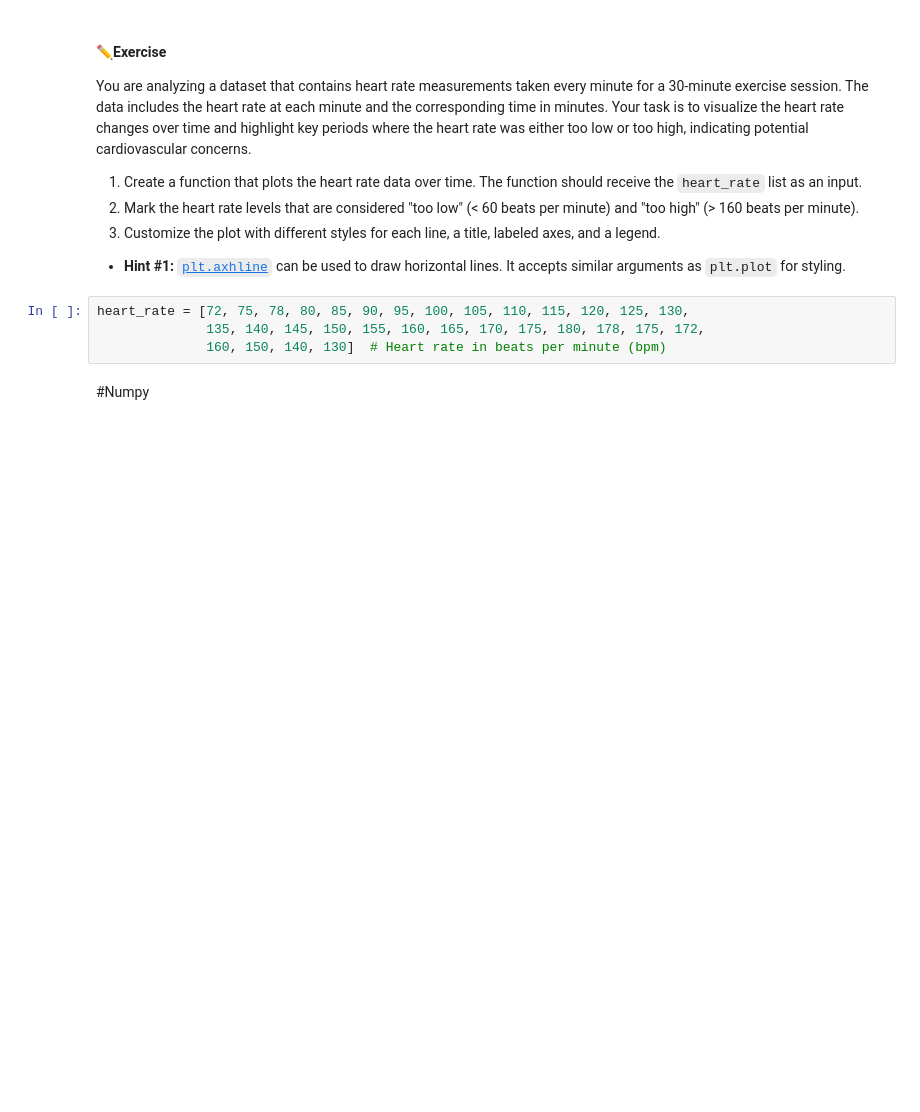
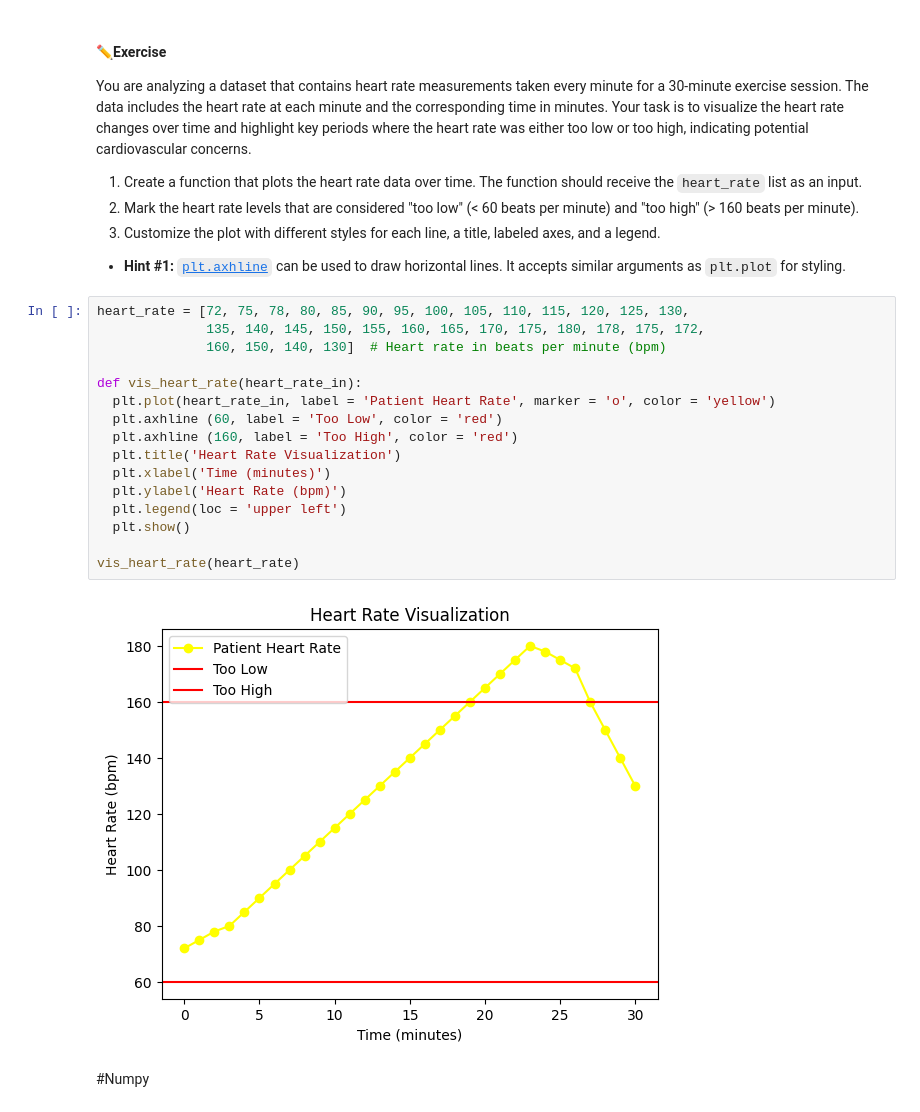
Before and after one commit to uf-bme/BME3053C-Spring-2025, a Jupyter notebook: lessons-solved/03_Matplotlib_and_Numpy_02_07_2025.ipynb, the cells around one changed output. Cells and saved outputs as stored; diff of their text form; blank space fills up the shorter version.

```diff
--- a/lessons-solved/03_Matplotlib_and_Numpy_02_07_2025.ipynb
+++ b/lessons-solved/03_Matplotlib_and_Numpy_02_07_2025.ipynb
@@ -95,7 +102,21 @@ You are analyzing a dataset that contains heart rate measurements taken every mi
 # %%
 heart_rate = [72, 75, 78, 80, 85, 90, 95, 100, 105, 110, 115, 120, 125, 130,
               135, 140, 145, 150, 155, 160, 165, 170, 175, 180, 178, 175, 172,
               160, 150, 140, 130]  # Heart rate in beats per minute (bpm)
+
+def vis_heart_rate(heart_rate_in):
+  plt.plot(heart_rate_in, label = 'Patient Heart Rate', marker = 'o', color = 'yellow')
+  plt.axhline (60, label = 'Too Low', color = 'red')
+  plt.axhline (160, label = 'Too High', color = 'red')
+  plt.title('Heart Rate Visualization')
+  plt.xlabel('Time (minutes)')
+  plt.ylabel('Heart Rate (bpm)')
+  plt.legend(loc = 'upper left')
+  plt.show()
+
+vis_heart_rate(heart_rate)
+# %% [output]
+[figure, added]
 # %% [markdown]
 #Numpy
 # %% [markdown]
```
Also changed, not shown: parts of 4 cells of this notebook.
